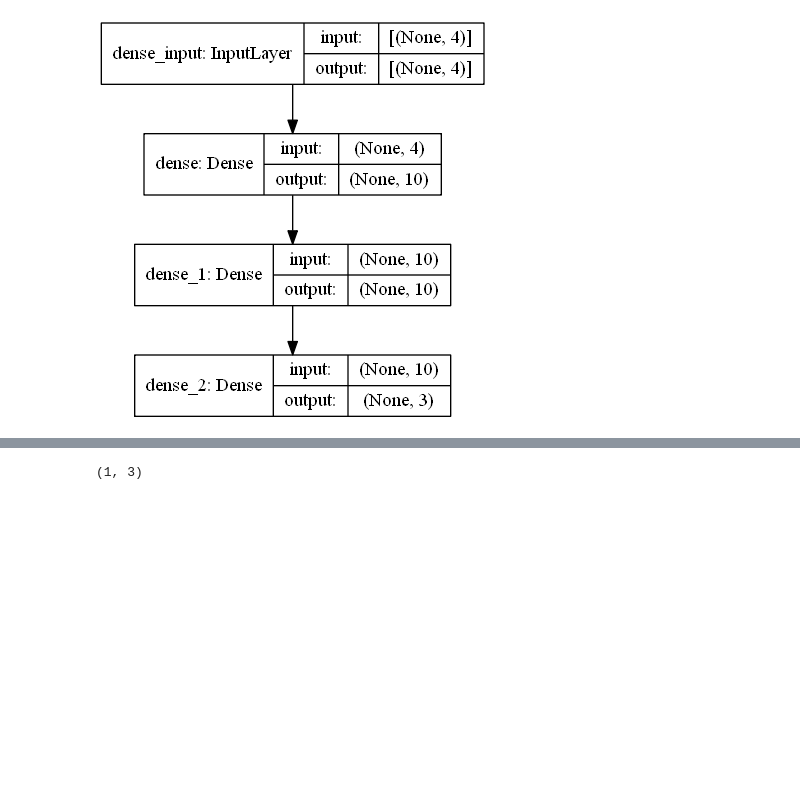
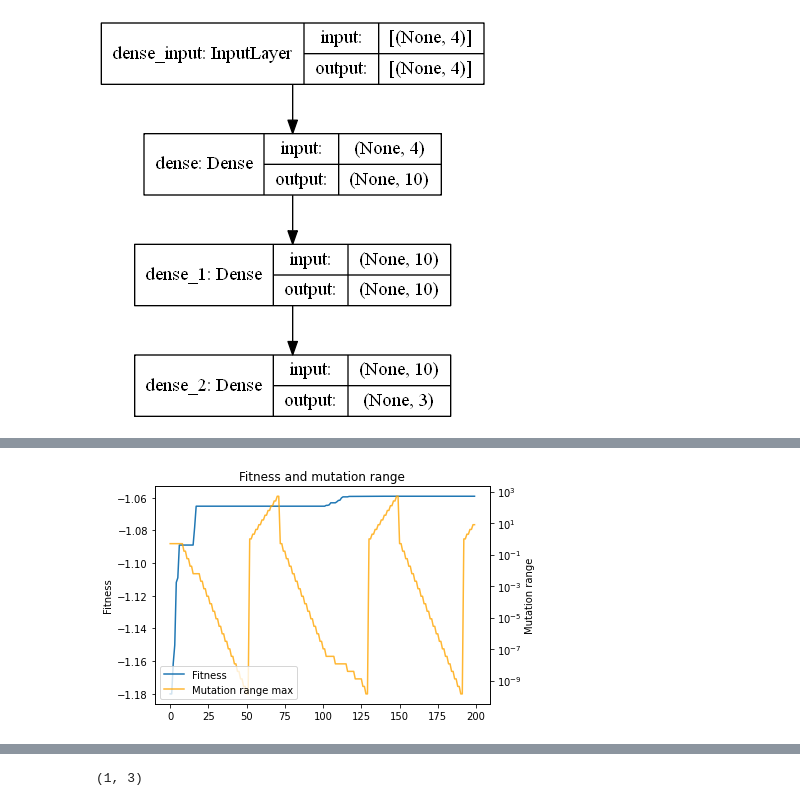
Before and after one commit to EltonCN/evolvepy, a Jupyter notebook: devel/keras_tests.ipynb, the cells around one changed output, grey strips where cells are left out. Cells and saved outputs as stored; diff of their text form; code cells hidden in the pictures; blank space fills up the shorter version.

```diff
--- a/devel/keras_tests.ipynb
+++ b/devel/keras_tests.ipynb
@@ -87,0 +101,23 @@ ep.integrations.tf_keras.tf_keras.transfer_weights(last_pop[np.argmax(hist[-1])]
+# %%
+mutation_range_max = []
+
+for log in mem_log.log:
+    mutation_range_max.append(log["generator"][mutation.name+"/mutation_range_max"])
+
+fig = plt.figure()
+ax = fig.add_subplot(111)
+ax2 = ax.twinx()
+
+h1 = ax.plot(hist.max(axis=1), label="Fitness")[0]
+ax.set_ylabel("Fitness")
+
+h2 = ax2.plot(mutation_range_max, color="orange", label="Mutation range max", alpha=0.8)[0]
+ax2.set_yscale("log")
+ax2.set_ylabel("Mutation range")
+
+plt.title("Fitness and mutation range")
+plt.xlabel("Generation")
+plt.legend(handles=[h1, h2])
+plt.show()
+# %% [output]
+[figure, added]
```
Also changed, not shown: parts of 15 cells of this notebook, 1 other file.
